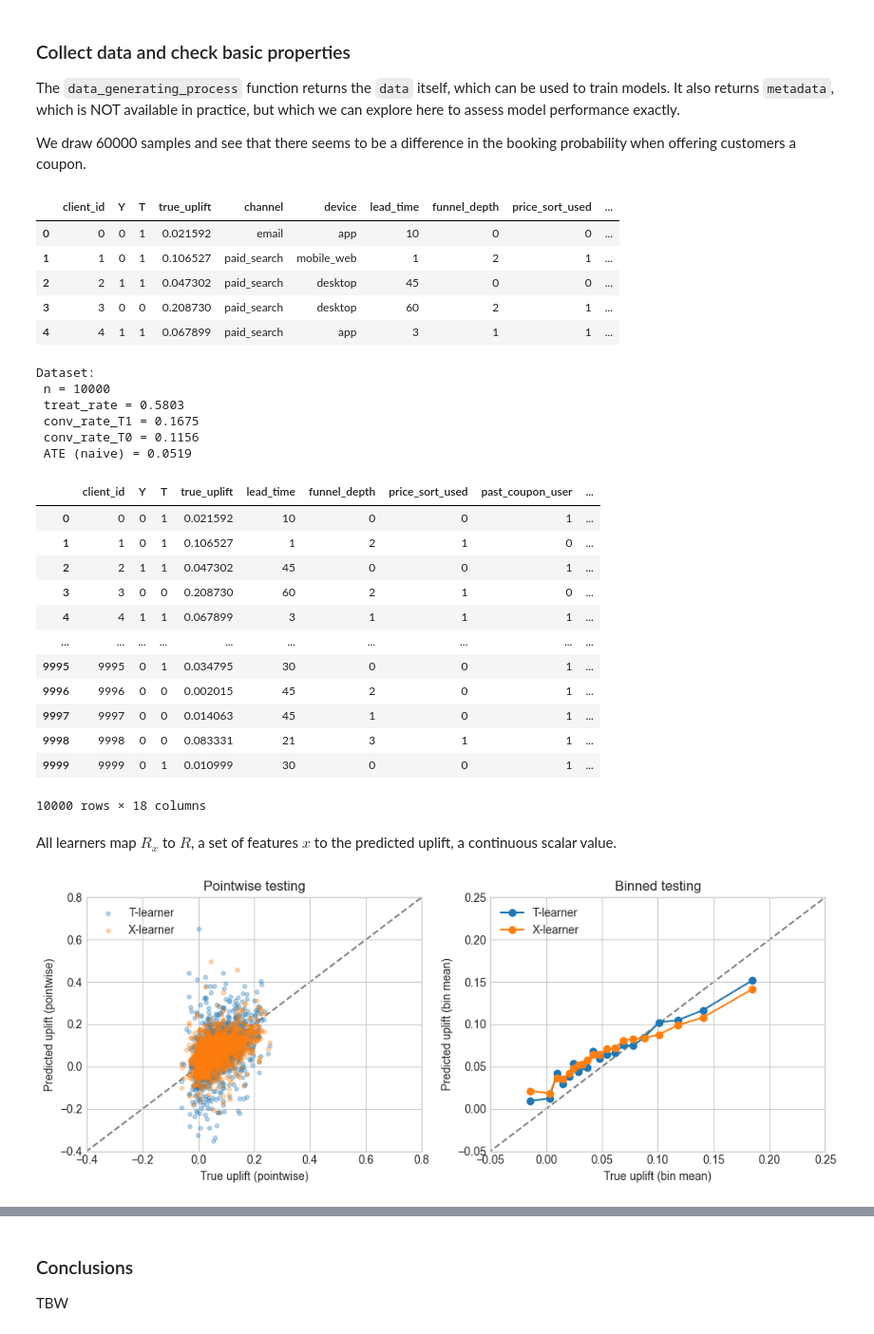
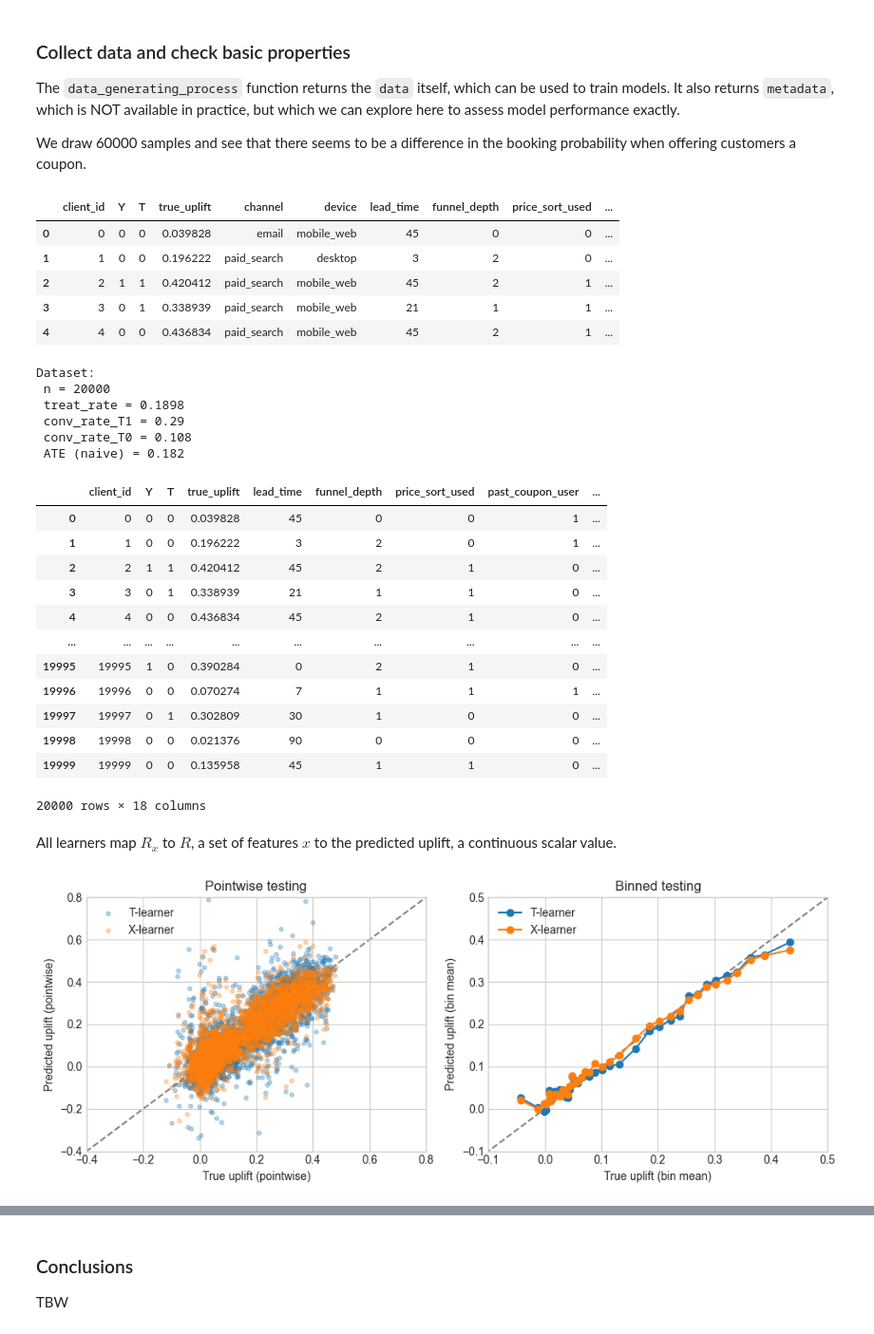
Before and after one commit to emilioMaddalena/causal-inference-studies, a Jupyter notebook: material/notebooks/uplift_modelling.ipynb, the cells around one changed output, grey strips where cells are left out. Shown at 95% size. Cells and saved outputs as stored; diff of their text form; code cells hidden in the pictures.

Commit message:
Enhance plots

```diff
--- a/material/notebooks/uplift_modelling.ipynb
+++ b/material/notebooks/uplift_modelling.ipynb
@@ -62,15 +62,15 @@ The `data_generating_process` function returns the `data` itself, which can be u
 We draw 60000 samples and see that there seems to be a difference in the booking probability when offering customers a coupon.
 # %%
 # Observational (targeted / unbalanced)
-data, metadata = data_generating_process(10000, setting="observational")
+data, metadata = data_generating_process(20000, setting="observational")
 data.head()
 # %% [output]
 |  | client_id | Y | T | true_uplift | channel | device | lead_time | funnel_depth | price_sort_used | ... |
-| 0 | 0 | 0 | 1 | 0.021592 | email | app | 10 | 0 | 0 | ... |
-| 1 | 1 | 0 | 1 | 0.106527 | paid_search | mobile_web | 1 | 2 | 1 | ... |
-| 2 | 2 | 1 | 1 | 0.047302 | paid_search | desktop | 45 | 0 | 0 | ... |
-| 3 | 3 | 0 | 0 | 0.208730 | paid_search | desktop | 60 | 2 | 1 | ... |
-| 4 | 4 | 1 | 1 | 0.067899 | paid_search | app | 3 | 1 | 1 | ... |
+| 0 | 0 | 0 | 0 | 0.039828 | email | mobile_web | 45 | 0 | 0 | ... |
+| 1 | 1 | 0 | 0 | 0.196222 | paid_search | desktop | 3 | 2 | 0 | ... |
+| 2 | 2 | 1 | 1 | 0.420412 | paid_search | mobile_web | 45 | 2 | 1 | ... |
+| 3 | 3 | 0 | 1 | 0.338939 | paid_search | mobile_web | 21 | 1 | 1 | ... |
+| 4 | 4 | 0 | 0 | 0.436834 | paid_search | mobile_web | 45 | 2 | 1 | ... |
 # %%
 # Quick sanity checks
 print("Dataset:")
@@ -81,11 +81,11 @@ print(" conv_rate_T0 =", data.loc[data["T"] == 0, "Y"].mean().round(4))
 print(" ATE (naive) =", (data.loc[data["T"] == 1, "Y"].mean() - data.loc[data["T"] == 0, "Y"].mean()).round(4))
 # %% [output]
 Dataset:
- n = 10000
- treat_rate = 0.5803
- conv_rate_T1 = 0.1675
- conv_rate_T0 = 0.1156
- ATE (naive) = 0.0519
+ n = 20000
+ treat_rate = 0.1898
+ conv_rate_T1 = 0.29
+ conv_rate_T0 = 0.108
+ ATE (naive) = 0.182
 # %%
 # One hot encode "channel" and "device"
 data = pd.get_dummies(data, columns=["channel", "device"], drop_first=True, dtype=int)
@@ -95,18 +95,18 @@ data.loc[:, "dest_tier"] = data["dest_tier"].map({"tier1": 1, "tier2": 2, "tier3
 data
 # %% [output]
 |  | client_id | Y | T | true_uplift | lead_time | funnel_depth | price_sort_used | past_coupon_user | ... |
-| 0 | 0 | 0 | 1 | 0.021592 | 10 | 0 | 0 | 1 | ... |
-| 1 | 1 | 0 | 1 | 0.106527 | 1 | 2 | 1 | 0 | ... |
-| 2 | 2 | 1 | 1 | 0.047302 | 45 | 0 | 0 | 1 | ... |
-| 3 | 3 | 0 | 0 | 0.208730 | 60 | 2 | 1 | 0 | ... |
-| 4 | 4 | 1 | 1 | 0.067899 | 3 | 1 | 1 | 1 | ... |
+| 0 | 0 | 0 | 0 | 0.039828 | 45 | 0 | 0 | 1 | ... |
+| 1 | 1 | 0 | 0 | 0.196222 | 3 | 2 | 0 | 1 | ... |
+| 2 | 2 | 1 | 1 | 0.420412 | 45 | 2 | 1 | 0 | ... |
+| 3 | 3 | 0 | 1 | 0.338939 | 21 | 1 | 1 | 0 | ... |
+| 4 | 4 | 0 | 0 | 0.436834 | 45 | 2 | 1 | 0 | ... |
 | ... | ... | ... | ... | ... | ... | ... | ... | ... | ... |
-| 9995 | 9995 | 0 | 1 | 0.034795 | 30 | 0 | 0 | 1 | ... |
-| 9996 | 9996 | 0 | 0 | 0.002015 | 45 | 2 | 0 | 1 | ... |
-| 9997 | 9997 | 0 | 0 | 0.014063 | 45 | 1 | 0 | 1 | ... |
-| 9998 | 9998 | 0 | 0 | 0.083331 | 21 | 3 | 1 | 1 | ... |
-| 9999 | 9999 | 0 | 1 | 0.010999 | 30 | 0 | 0 | 1 | ... |
+| 19995 | 19995 | 1 | 0 | 0.390284 | 0 | 2 | 1 | 0 | ... |
+| 19996 | 19996 | 0 | 0 | 0.070274 | 7 | 1 | 1 | 1 | ... |
+| 19997 | 19997 | 0 | 1 | 0.302809 | 30 | 1 | 0 | 0 | ... |
+| 19998 | 19998 | 0 | 0 | 0.021376 | 90 | 0 | 0 | 0 | ... |
+| 19999 | 19999 | 0 | 0 | 0.135958 | 45 | 1 | 1 | 0 | ... |
-10000 rows × 18 columns
+20000 rows × 18 columns
 # %%
 def train_test_split_df(df: pd.DataFrame, features: list, test_size=0.25, seed=123):
     x = df[features].values
@@ -224,37 +223,38 @@ axes[0].scatter(
 )
 line = np.linspace(-0.6, 0.8, 100)
 axes[0].plot(line, line, ls="--", c="gray", lw=1.5, zorder=-2)
 axes[0].set_xlabel("True uplift (pointwise)")
 axes[0].set_ylabel("Predicted uplift (pointwise)")
 axes[0].set_title("Pointwise testing")
 axes[0].legend(loc="best")
 axes[0].set_xlim([-0.4, 0.8])
 axes[0].set_ylim([-0.4, 0.8])
 
 
 # Plot with shared bins (same groups across models)
 cal = binned_validation(
     y_true=uplift["u_true"].values,
     scores={
         "T-learner": uplift["tau_T"].values,
         "X-learner": uplift["tau_X"].values,
     },
-    n_bins=20,
+    n_bins=40,
+    bin_var="true"
 )
 for name, g in cal.groupby("model"):
     axes[1].plot(g["mean_true"], g["mean_pred"], "o-", label=name)
 axes[1].plot(line, line, ls="--", c="gray", lw=1.5, zorder=-2)
 axes[1].set_ylabel("Predicted uplift (bin mean)")
 axes[1].set_xlabel("True uplift (bin mean)")
 axes[1].set_title("Binned testing")
 axes[1].legend(loc="best")
-axes[1].set_xlim([-0.05, 0.25])
-axes[1].set_ylim([-0.05, 0.25])
+axes[1].set_xlim([-0.1, 0.5])
+axes[1].set_ylim([-0.1, 0.5])
 
 plt.tight_layout()
 plt.show()
 # %% [output]
-[figure, old version]
+[figure, new version]
 # %%
 # Compute metrics
 
```
Also changed, not shown: parts of 3 cells of this notebook.
